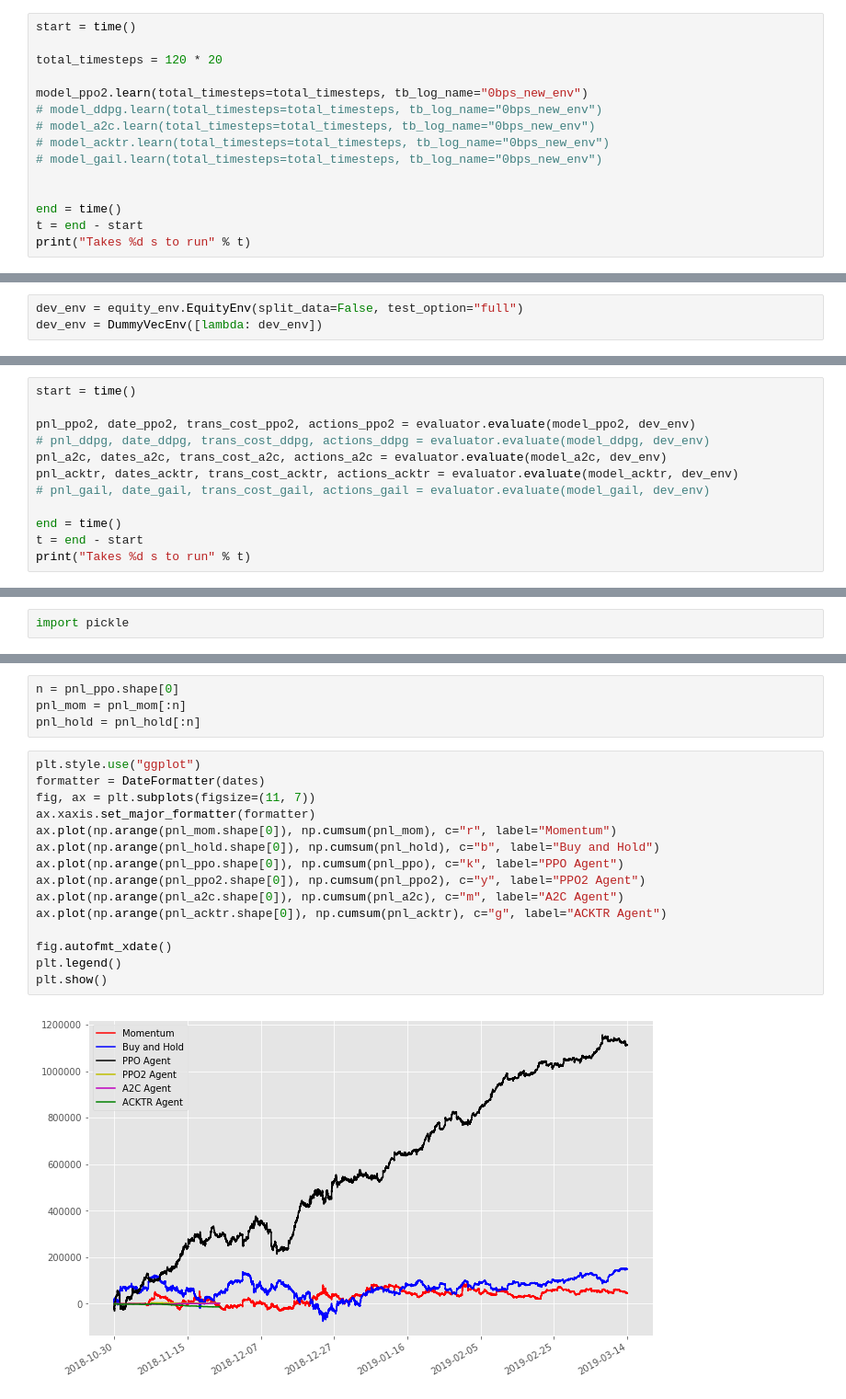
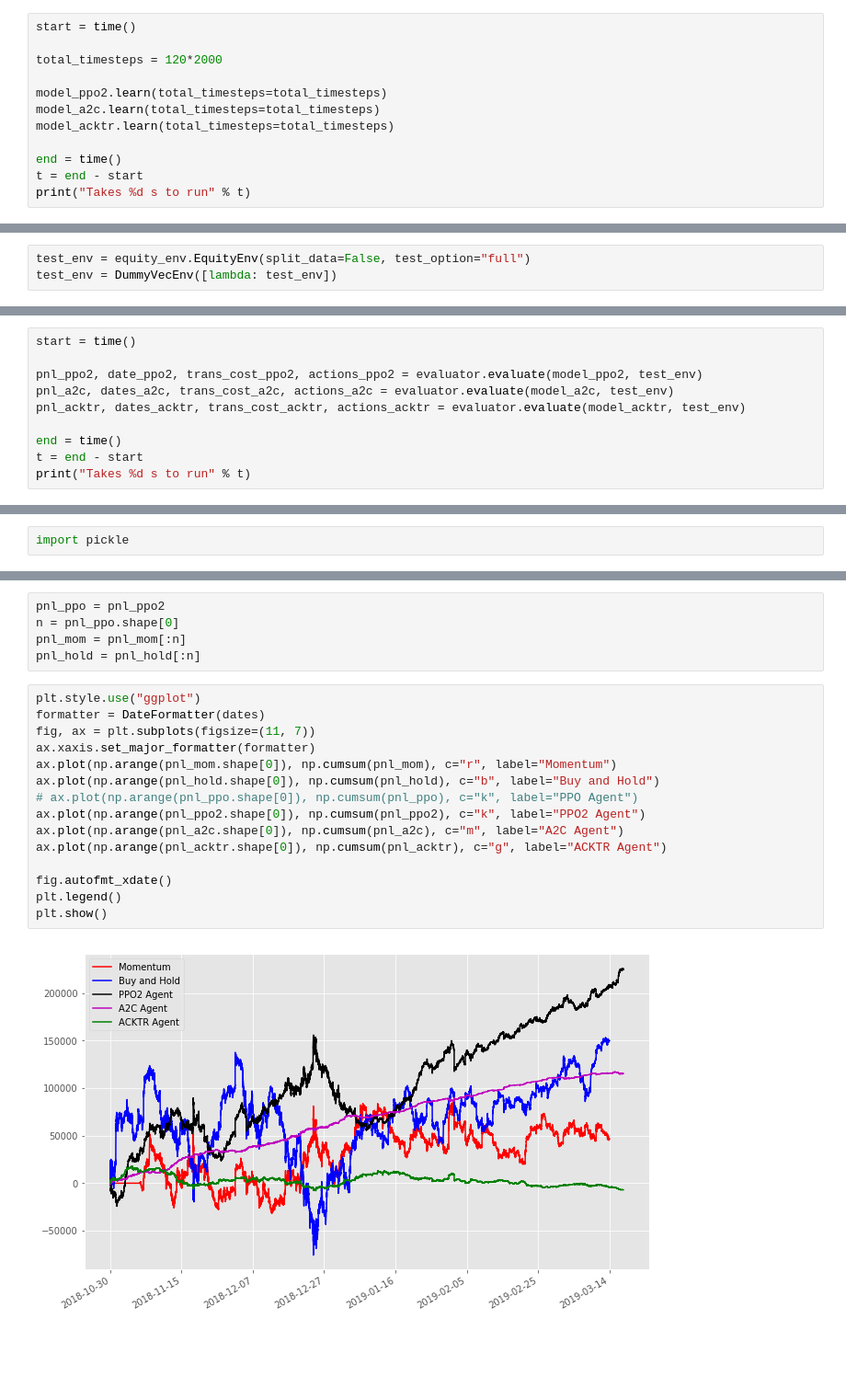
Before and after one commit to k-lgtm/COMS-W4995-Deep-Learning-Project, a Jupyter notebook: main_multi_agents.ipynb, the cells around one changed output, grey strips where cells are left out. Shown at 92% size. Cells and saved outputs as stored; diff of their text form; blank space fills up the shorter version.

Commit message:
updates multi agents script

```diff
--- a/main_multi_agents.ipynb
+++ b/main_multi_agents.ipynb
@@ -131,14 +121,11 @@ WARNING:tensorflow:From /usr/local/lib/python3.5/dist-packages/stable_baselines/
 # %%
 start = time()
 
-total_timesteps = 120 * 20
+total_timesteps = 120*2000
 
-model_ppo2.learn(total_timesteps=total_timesteps, tb_log_name="0bps_new_env")
-# model_ddpg.learn(total_timesteps=total_timesteps, tb_log_name="0bps_new_env")
-# model_a2c.learn(total_timesteps=total_timesteps, tb_log_name="0bps_new_env")
-# model_acktr.learn(total_timesteps=total_timesteps, tb_log_name="0bps_new_env")
-# model_gail.learn(total_timesteps=total_timesteps, tb_log_name="0bps_new_env")
-
+model_ppo2.learn(total_timesteps=total_timesteps)
+model_a2c.learn(total_timesteps=total_timesteps)
+model_acktr.learn(total_timesteps=total_timesteps)
 
 end = time()
 t = end - start
@@ -172,6 +149,6 @@ reload(equity_env)
 # %%
-dev_env = equity_env.EquityEnv(split_data=False, test_option="full")
-dev_env = DummyVecEnv([lambda: dev_env])
+test_env = equity_env.EquityEnv(split_data=False, test_option="full")
+test_env = DummyVecEnv([lambda: test_env])
 # %% [output]
 -- Data Loaded --
 -- Environment Created --
@@ -186,11 +155,9 @@ dev_env = DummyVecEnv([lambda: dev_env])
 # %%
 start = time()
 
-pnl_ppo2, date_ppo2, trans_cost_ppo2, actions_ppo2 = evaluator.evaluate(model_ppo2, dev_env)
-# pnl_ddpg, date_ddpg, trans_cost_ddpg, actions_ddpg = evaluator.evaluate(model_ddpg, dev_env)
-pnl_a2c, dates_a2c, trans_cost_a2c, actions_a2c = evaluator.evaluate(model_a2c, dev_env)
-pnl_acktr, dates_acktr, trans_cost_acktr, actions_acktr = evaluator.evaluate(model_acktr, dev_env)
-# pnl_gail, date_gail, trans_cost_gail, actions_gail = evaluator.evaluate(model_gail, dev_env)
+pnl_ppo2, date_ppo2, trans_cost_ppo2, actions_ppo2 = evaluator.evaluate(model_ppo2, test_env)
+pnl_a2c, dates_a2c, trans_cost_a2c, actions_a2c = evaluator.evaluate(model_a2c, test_env)
+pnl_acktr, dates_acktr, trans_cost_acktr, actions_acktr = evaluator.evaluate(model_acktr, test_env)
 
 end = time()
 t = end - start
@@ -379,21 +257,22 @@ with open("outputs/model_pnl_35000.dms", "rb") as f:
 # %%
+pnl_ppo = pnl_ppo2
 n = pnl_ppo.shape[0]
 pnl_mom = pnl_mom[:n]
 pnl_hold = pnl_hold[:n]
 # %%
 plt.style.use("ggplot")
 formatter = DateFormatter(dates)
 fig, ax = plt.subplots(figsize=(11, 7))
 ax.xaxis.set_major_formatter(formatter)
 ax.plot(np.arange(pnl_mom.shape[0]), np.cumsum(pnl_mom), c="r", label="Momentum")
 ax.plot(np.arange(pnl_hold.shape[0]), np.cumsum(pnl_hold), c="b", label="Buy and Hold")
-ax.plot(np.arange(pnl_ppo.shape[0]), np.cumsum(pnl_ppo), c="k", label="PPO Agent")
-ax.plot(np.arange(pnl_ppo2.shape[0]), np.cumsum(pnl_ppo2), c="y", label="PPO2 Agent")
+# ax.plot(np.arange(pnl_ppo.shape[0]), np.cumsum(pnl_ppo), c="k", label="PPO Agent")
+ax.plot(np.arange(pnl_ppo2.shape[0]), np.cumsum(pnl_ppo2), c="k", label="PPO2 Agent")
 ax.plot(np.arange(pnl_a2c.shape[0]), np.cumsum(pnl_a2c), c="m", label="A2C Agent")
 ax.plot(np.arange(pnl_acktr.shape[0]), np.cumsum(pnl_acktr), c="g", label="ACKTR Agent")
 
 fig.autofmt_xdate()
 plt.legend()
 plt.show()
 # %% [output]
-[figure, old version]
+[figure, new version]
```
Also changed, not shown: parts of 49 cells of this notebook, 1 other file.
